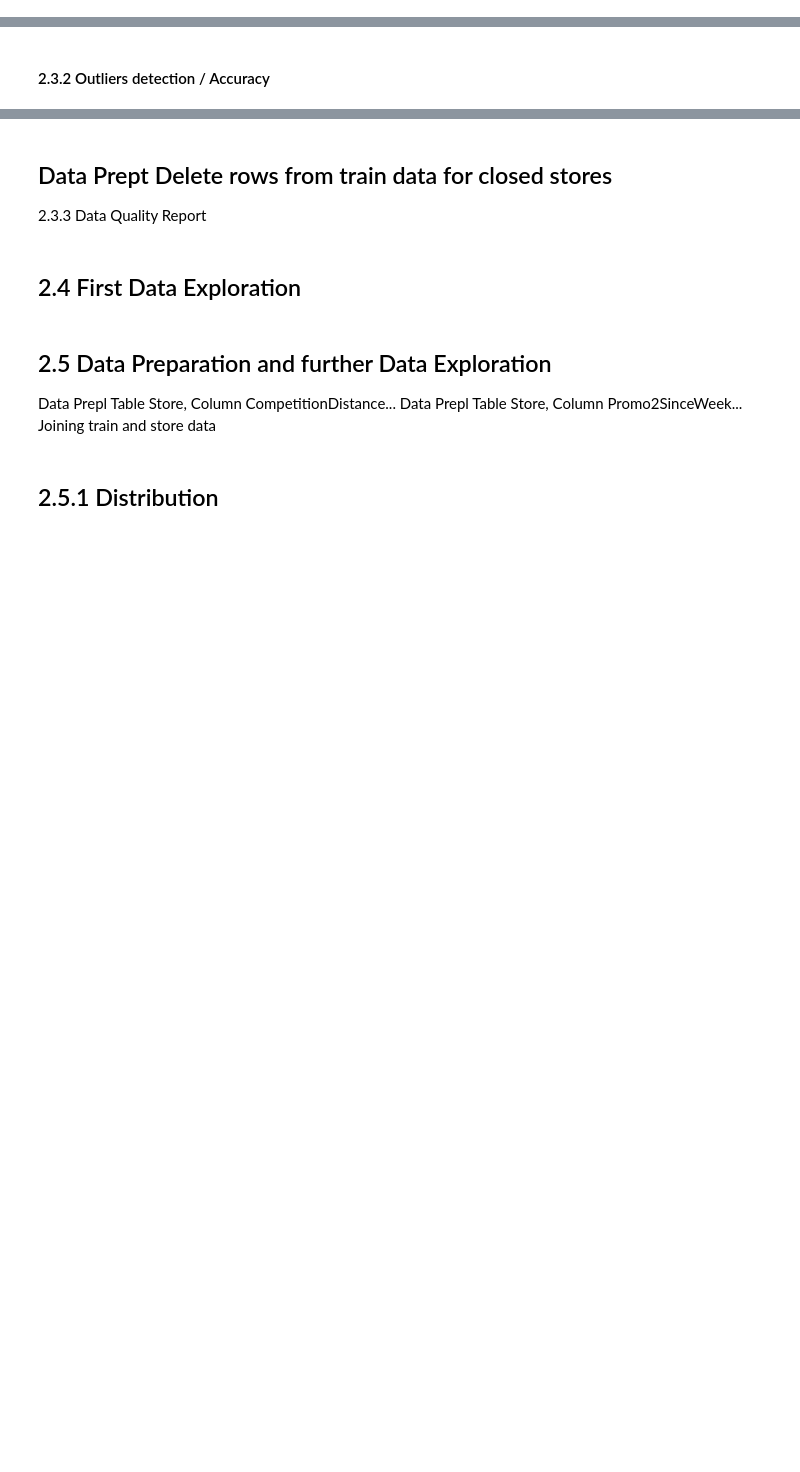
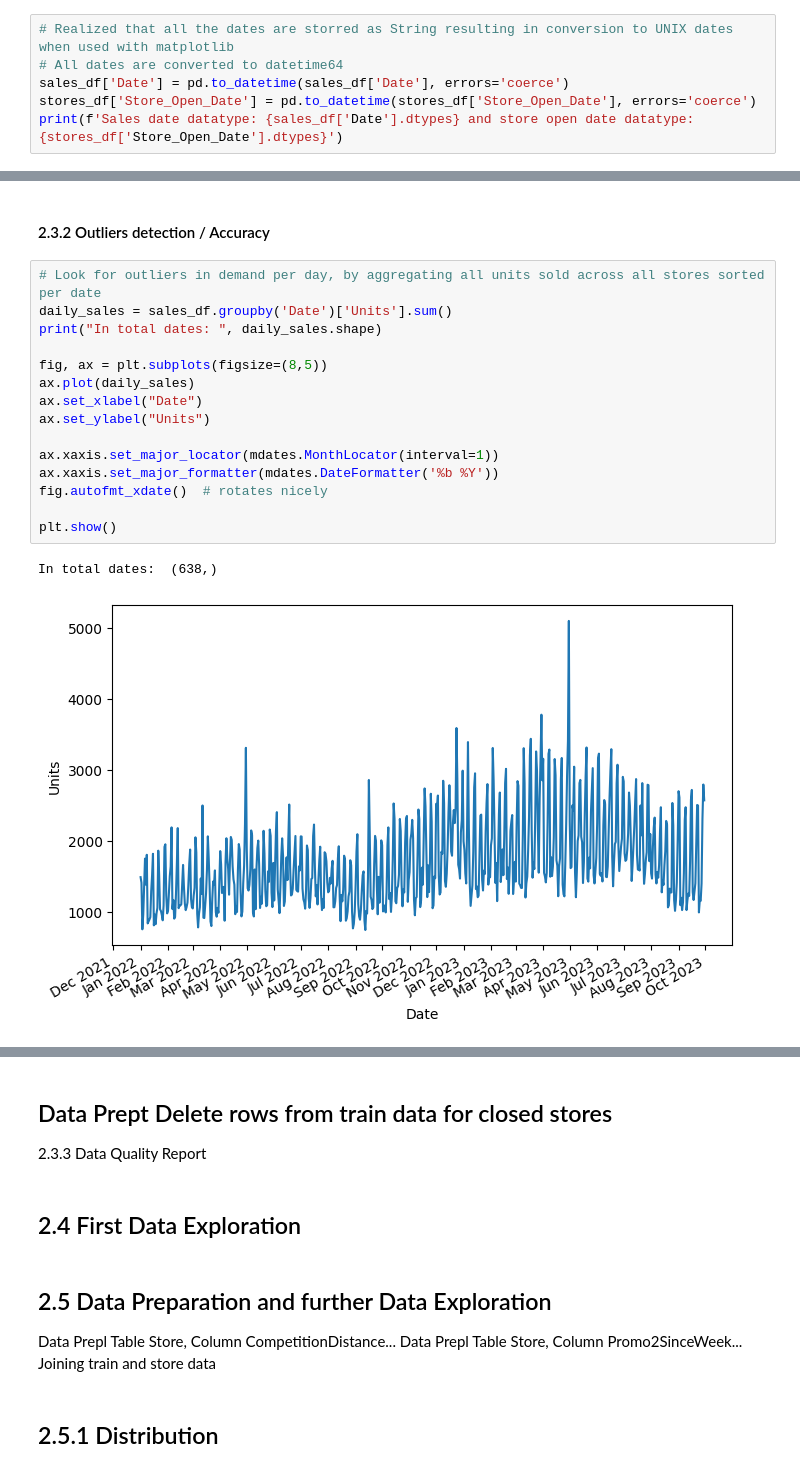
Before and after one commit to Mrschiss/IndusAnalProj, a Jupyter notebook: src/analytics_Project_Structure.ipynb, the cells around one changed output, grey strips where cells are left out. Drawn from its saved outputs; the diff is of its cells as text; blank space fills up the shorter version.

Commit message:
continued on outliers for sales per day, still a shitload missing

```diff
--- a/src/analytics_Project_Structure.ipynb
+++ b/src/analytics_Project_Structure.ipynb
@@ -288,3 +271,9 @@ print("Price < Cost:", (products_df['Product_Price'] < products_df['Product_Cost
 # %% [output]
 Negative or zero price: 0
 Price < Cost: 0
+# %%
+# Realized that all the dates are storred as String resulting in conversion to UNIX dates when used with matplotlib
+# All dates are converted to datetime64
+sales_df['Date'] = pd.to_datetime(sales_df['Date'], errors='coerce')
+stores_df['Store_Open_Date'] = pd.to_datetime(stores_df['Store_Open_Date'], errors='coerce')
+print(f'Sales date datatype: {sales_df['Date'].dtypes} and store open date datatype: {stores_df['Store_Open_Date'].dtypes}')
@@ -301,2 +292,20 @@ We checked now for:
 # %% [markdown]
 #### 2.3.2 Outliers detection / Accuracy
+# %%
+# Look for outliers in demand per day, by aggregating all units sold across all stores sorted per date
+daily_sales = sales_df.groupby('Date')['Units'].sum()
+print("In total dates: ", daily_sales.shape)
+
+fig, ax = plt.subplots(figsize=(8,5))
+ax.plot(daily_sales)
+ax.set_xlabel("Date")
+ax.set_ylabel("Units")
+
+ax.xaxis.set_major_locator(mdates.MonthLocator(interval=1))
+ax.xaxis.set_major_formatter(mdates.DateFormatter('%b %Y'))
+fig.autofmt_xdate()  # rotates nicely
+
+plt.show()
+# %% [output]
+In total dates:  (638,)
+[figure, added]
```
Also changed, not shown: parts of 6 cells of this notebook, 1 other file.
